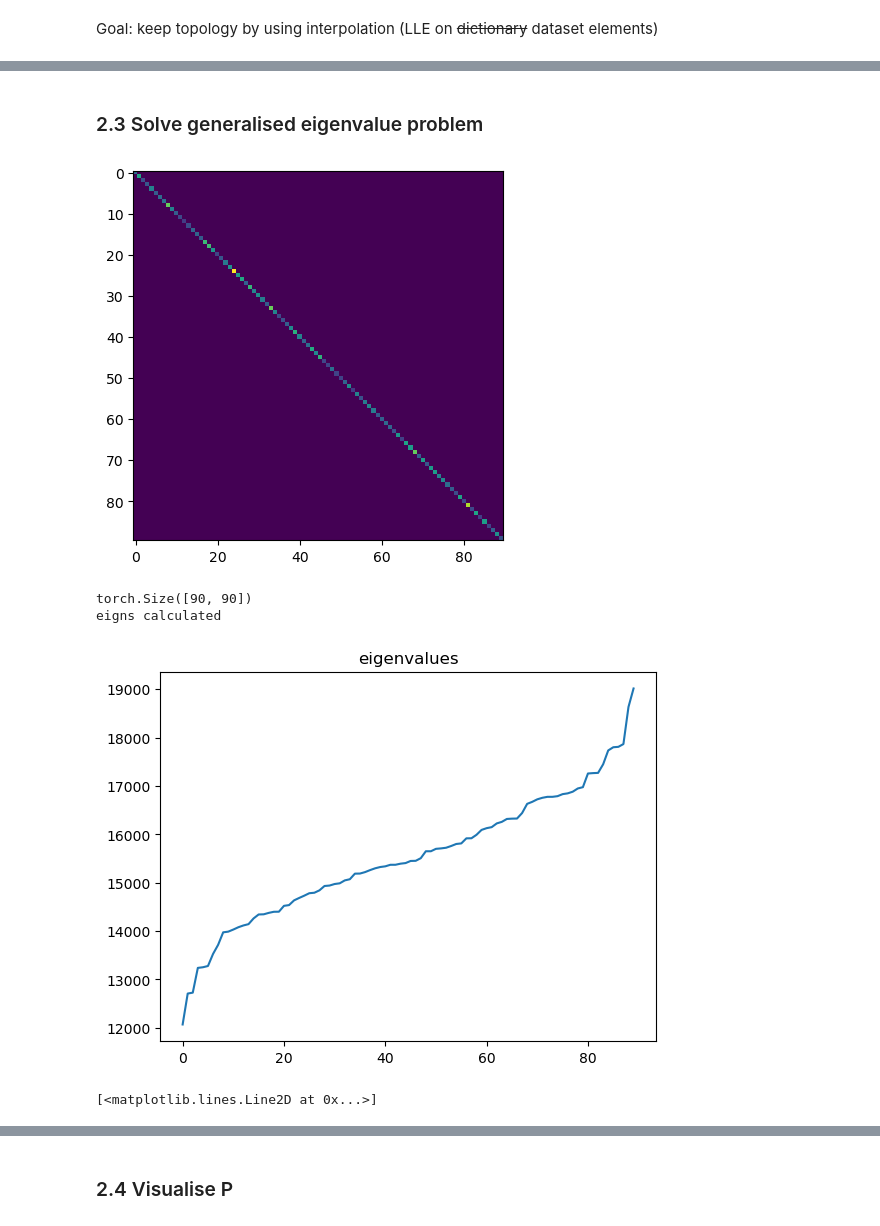
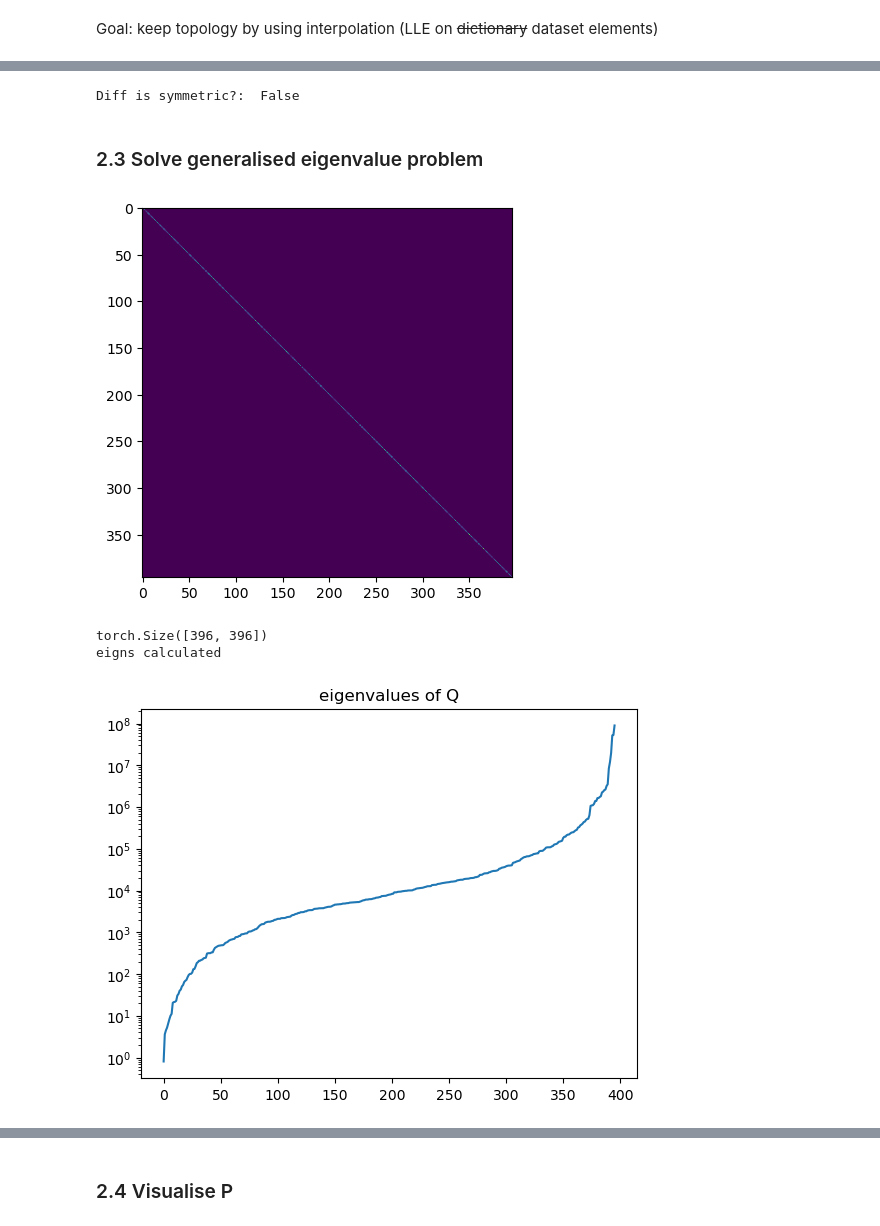
Before and after one commit to derek1909/SignalSpace-WarmUp, a Jupyter notebook: warmup.ipynb, the cells around one changed output, grey strips where cells are left out. Cells and saved outputs as stored; diff of their text form; code cells hidden in the pictures.

```diff
--- a/warmup.ipynb
+++ b/warmup.ipynb
@@ -33,14 +33,14 @@ data = GenerateDataset(num_noisy_samples=30)
 data_tensor = torch.tensor(data, dtype=torch.float32, device = device)
 
 # Create an instance of SparseCoding model
-model = SparseCoding(data_size=data_tensor.shape[0], activ_dim=data_tensor.shape[1], basisfunc_num=100, sparsity_level=0)
+model = SparseCoding(data_size=data_tensor.shape[0], activ_dim=data_tensor.shape[1], basisfunc_num=500, sparsity_level=0)
 
 
 # Define optimizer for Biasis update
 optimizer = optim.Adam([model.Activ, model.Basis], lr=0.01)
 
 # Number of optimization steps
-num_epochs = 3000
+num_epochs = 1000
 
 # Training loop
 for epoch in range(num_epochs):
@@ -142,7 +142,7 @@ torch.Size([100])
 ## Compute K-nearest neighbors for each element in model.Basis
 
 # Compute K-nearest neighbors
-neighbors_indices = model.KNN_Data(k=1, data=data_tensor)
+neighbors_indices = model.KNN_Data(k=5, data=data_tensor)
 print("K-nearest neighbors indices of A:")
 print(neighbors_indices)
 # %% [output]
@@ -216,20 +224,18 @@ print(neighbors_indices.shape)
 print(weight.shape)
 Diff = torch.eye(Act.shape[0], device=device) # (N,N)
 
-# Iterate over each row (for each data point)
+# Iterate over each column of Diff (for each data point)
 for i in range(neighbors_indices.size(0)):
     # Select vaelements from Diff based on indices and apply weights
     if torch.isinf(weight[i]).any().item():
         print('Inf:')
         print(i)
         print(weight[i])
-    Diff[i, neighbors_indices[i]] -= weight[i]
+    Diff[neighbors_indices[i],i] -= weight[i]
 
 
 # Validation
 print(Diff @ data_tensor) # after diff, data should be ~zero
 diff = Diff.cpu()[22]
 plt.plot(diff)
-
-Diff[10,10]
 # %% [output]
@@ -247,3 +253,7 @@ tensor(1., device='cuda:0')
+# %%
+print('Diff is symmetric?: ', torch.all(torch.eq(Diff-Diff.T, 0)).item())
+# %% [output]
+Diff is symmetric?:  False
 # %%
 # idx = 917
 # print(weight[idx])
@@ -286,41 +296,41 @@ tensor(1., device='cuda:0')
 # %%
 A = model.Activ_filtered.detach()
 V = (A.T@A)/A.shape[0]
+
+if device==torch.device("mps"):
+    # some operation are not supported on mps device
+    V = V.cpu()
+    A = A.cpu()
+    Diff = Diff.cpu()
+
 
 #  Compute eigenvalue decomposition of A
 V_eigenvalues,V_eigenvectors = torch.linalg.eigh(V, UPLO='U')
 
 # Square root of eigenvalues
 V_sqrt_eigenvalues = torch.sqrt(V_eigenvalues)
 
 # Reconstruct square root of A from eigenvalues and eigenvectors
 sqrt_V = V_eigenvectors @ torch.diag(V_sqrt_eigenvalues) @ V_eigenvectors.T
 inv_sqrt_V = torch.pinverse(sqrt_V)
 
 plt.imshow(V.cpu())
 plt.show()
 
 Q = inv_sqrt_V @ A.T @ Diff @ Diff.T @ A @ inv_sqrt_V
 
-
-if device==torch.device("mps"):
-    # some operation are not supported on mps device
-    Q = Q.cpu()
-
 print(Q.shape)
 
 Q_eigenvalues, Q_eigenvectors = torch.linalg.eigh(Q, UPLO='U')
 print('eigns calculated')
 
 plt.figure()
 plt.plot(Q_eigenvalues.cpu())
-plt.title('eigenvalues')
+plt.yscale('log')
+plt.title('eigenvalues of Q')
 plt.show()
-
-plt.plot(Diff.cpu()[2])
 # %% [output]
-[figure, old version]
+[figure, new version]
-torch.Size([90, 90])
+torch.Size([396, 396])
 eigns calculated
-[figure, old version]
+[figure, new version]
-[<matplotlib.lines.Line2D at 0x...>]
```
Also changed, not shown: parts of 12 cells of this notebook, 6 other files.
